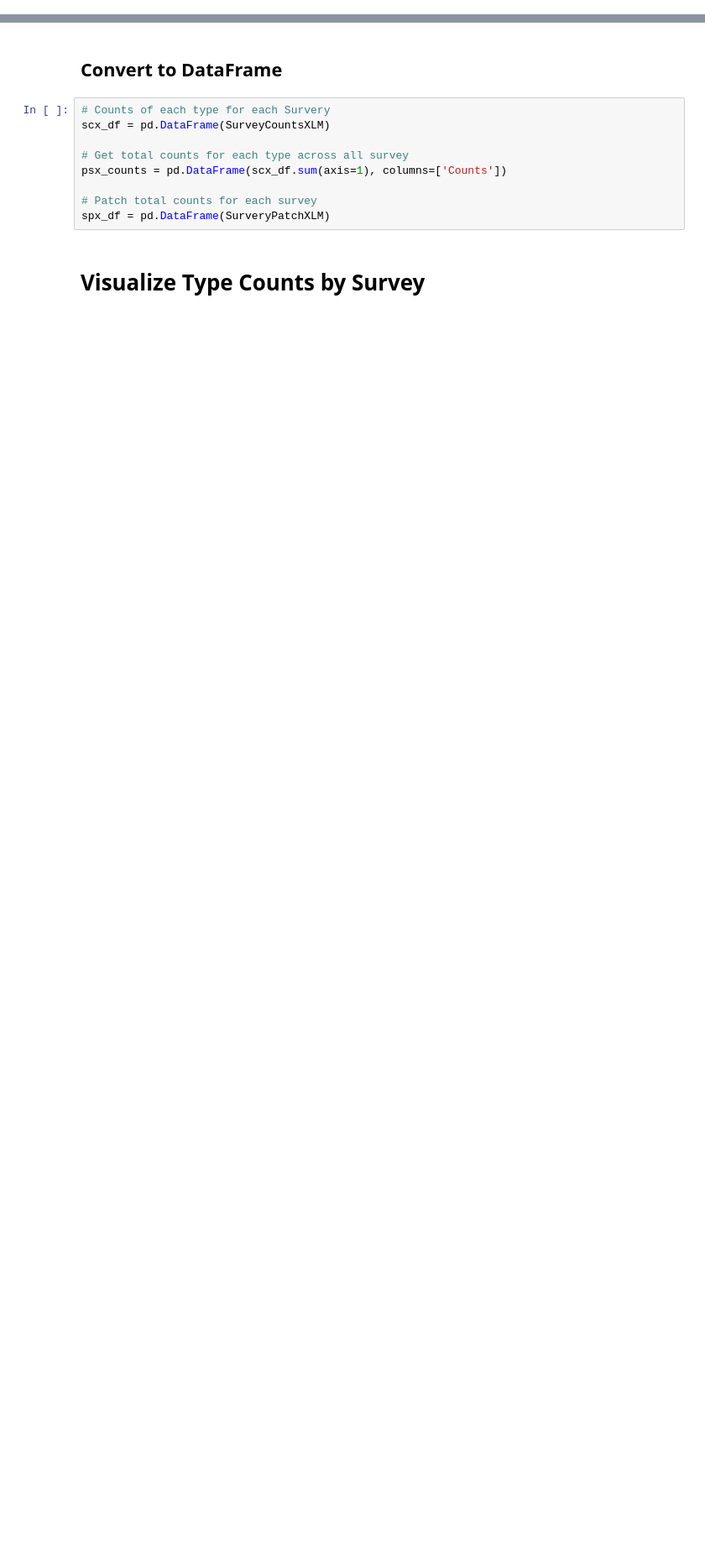
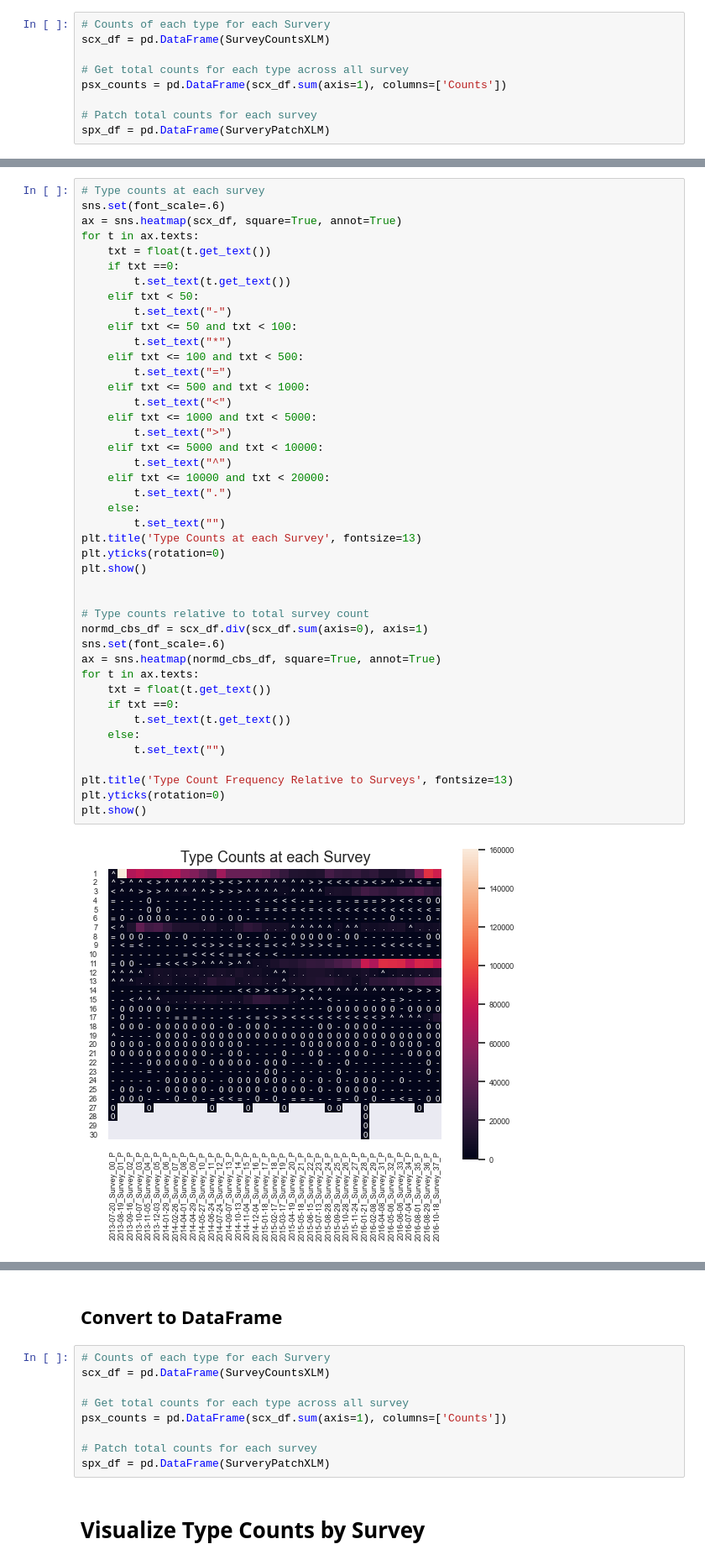
Before and after one commit to NovakLab-EECS/OR_Intertidal_ExpPatch_ImageAnalysis-2, a Jupyter notebook: Train - Analysis.ipynb, the cells around one changed output, grey strips where cells are left out. Shown at 84% size. Cells and saved outputs as stored; diff of their text form; blank space fills up the shorter version.

```diff
--- a/Train - Analysis.ipynb
+++ b/Train - Analysis.ipynb
@@ -52,0 +172,9 @@ def NPparseLocXML(imageXMLPath: str) -> dict:
+# %%
+# Counts of each type for each Survery
+scx_df = pd.DataFrame(SurveyCountsXLM)
+
+# Get total counts for each type across all survey
+psx_counts = pd.DataFrame(scx_df.sum(axis=1), columns=['Counts'])
+
+# Patch total counts for each survey
+spx_df = pd.DataFrame(SurveryPatchXLM)
@@ -52,0 +183,45 @@ def NPparseLocXML(imageXMLPath: str) -> dict:
+# %%
+# Type counts at each survey
+sns.set(font_scale=.6)
+ax = sns.heatmap(scx_df, square=True, annot=True)
+for t in ax.texts:
+    txt = float(t.get_text())
+    if txt ==0:
+        t.set_text(t.get_text())
+    elif txt < 50:
+        t.set_text("-")
+    elif txt <= 50 and txt < 100:
+        t.set_text("*")
+    elif txt <= 100 and txt < 500:
+        t.set_text("=")
+    elif txt <= 500 and txt < 1000:
+        t.set_text("<")
+    elif txt <= 1000 and txt < 5000:
+        t.set_text(">")
+    elif txt <= 5000 and txt < 10000:
+        t.set_text("^")
+    elif txt <= 10000 and txt < 20000:
+        t.set_text(".")
+    else:
+        t.set_text("")
+plt.title('Type Counts at each Survey', fontsize=13)
+plt.yticks(rotation=0)
+plt.show()
+
+
+# Type counts relative to total survey count
+normd_cbs_df = scx_df.div(scx_df.sum(axis=0), axis=1)
+sns.set(font_scale=.6)
+ax = sns.heatmap(normd_cbs_df, square=True, annot=True)
+for t in ax.texts:
+    txt = float(t.get_text())
+    if txt ==0:
+        t.set_text(t.get_text())
+    else:
+        t.set_text("")
+
+plt.title('Type Count Frequency Relative to Surveys', fontsize=13)
+plt.yticks(rotation=0)
+plt.show()
+# %% [output]
+[figure, added]
```
Also changed, not shown: parts of 30 cells of this notebook.
